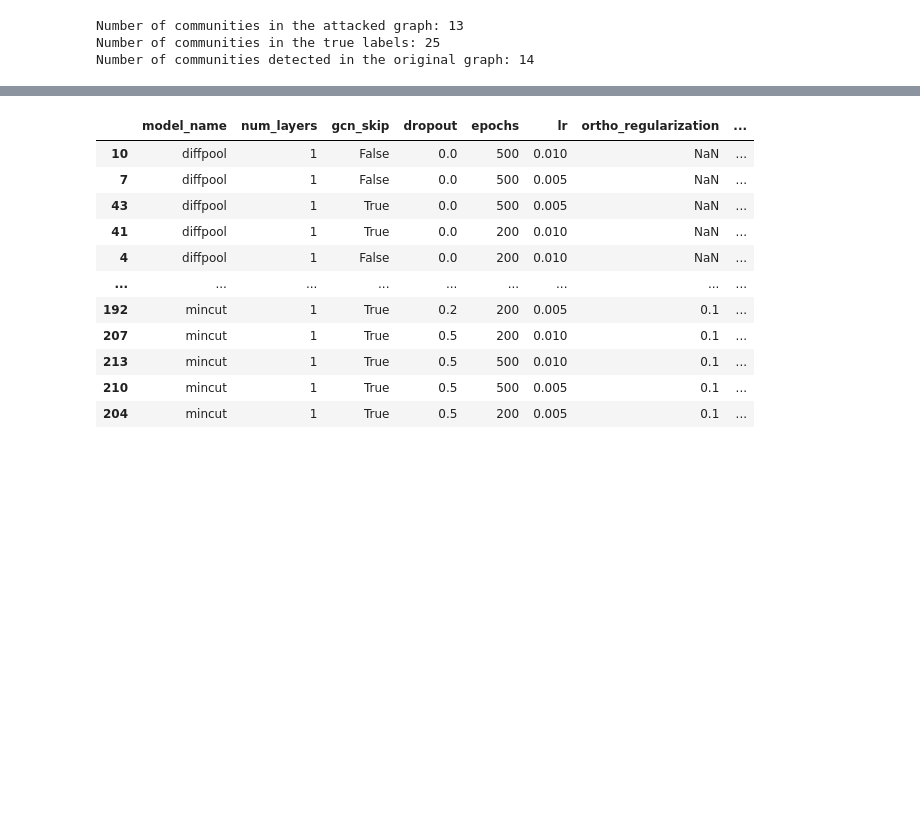
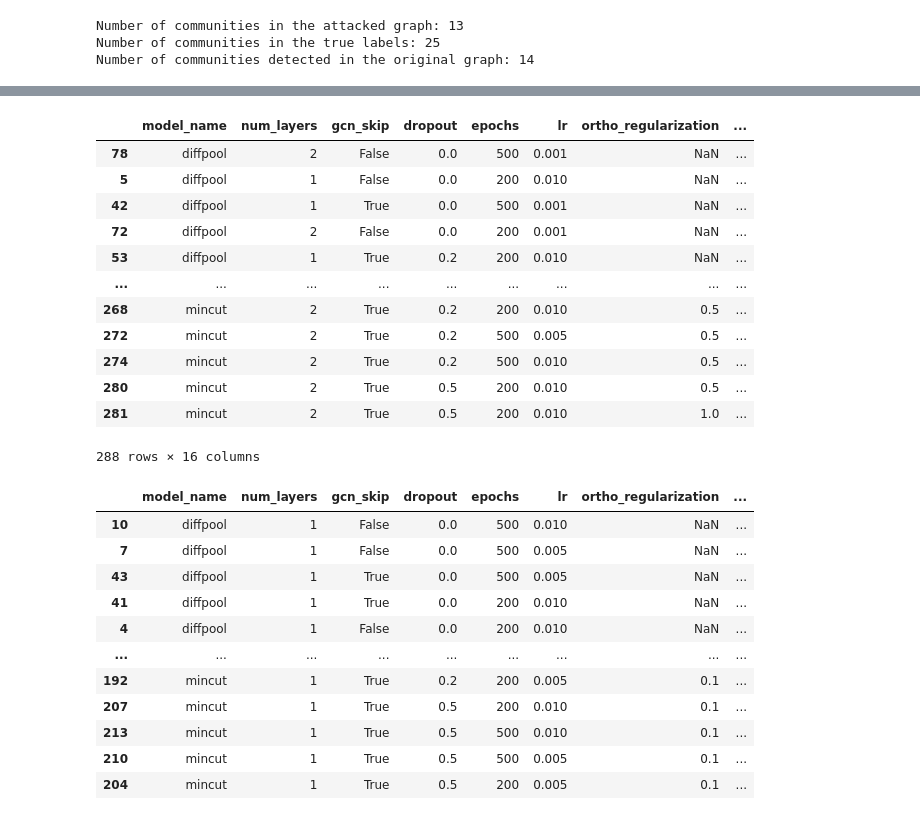
Before and after one commit to dalyapraz/gnn-community-concealment, a Jupyter notebook: lfr_dmon.ipynb, the cells around one changed output, grey strips where cells are left out. Cells and saved outputs as stored; diff of their text form; code cells hidden in the pictures; blank space fills up the shorter version.

Commit message:
parameters search for DiffPool and MinCut

```diff
--- a/lfr_dmon.ipynb
+++ b/lfr_dmon.ipynb
@@ -496,3 +315,60 @@ Saved raw tuning results to: local_mincut_diffpool_hparam_search_mu001_sigma5_mi
+# %%
+import pandas as pd
+df = pd.read_csv("local_mincut_diffpool_hparam_search_real_BitcoinTransactions_original_features.csv")
+
+group_cols = [
+    "model_name",
+    "num_layers",
+    "gcn_skip",
+    "dropout",
+    "epochs",
+    "lr",
+    "ortho_regularization",
+    "link_pred_regularization",
+    "entropy_regularization",
+]
+
+summary = (
+    df.groupby(group_cols, dropna=False)
+      .agg(
+          mean_ECS=("ECS", "mean"),
+          std_ECS=("ECS", "std"),
+          mean_NMI=("NMI", "mean"),
+          std_NMI=("NMI", "std"),
+          mean_cluster_ratio=("cluster_ratio", "mean"),
+          std_cluster_ratio=("cluster_ratio", "std"),
+          total_runs=("ECS", "count"),
+      )
+      .reset_index()
+)
+
+summary = summary.sort_values(
+    ["model_name", "mean_ECS"],
+    ascending=[True, False]
+)
+# delete rows where total_runs <= 3
+# summary = summary[summary["total_runs"] > 3]
+# summary.to_csv(
+#     "local_mincut_diffpool_hparam_summary_bitcoin_sigma5.csv",
+#     index=False
+# )
+
+# print(summary.head(20))
+summary
+# %% [output]
+|  | model_name | num_layers | gcn_skip | dropout | epochs | lr | ortho_regularization | ... |
+| 78 | diffpool | 2 | False | 0.0 | 500 | 0.001 | NaN | ... |
+| 5 | diffpool | 1 | False | 0.0 | 200 | 0.010 | NaN | ... |
+| 42 | diffpool | 1 | True | 0.0 | 500 | 0.001 | NaN | ... |
+| 72 | diffpool | 2 | False | 0.0 | 200 | 0.001 | NaN | ... |
+| 53 | diffpool | 1 | True | 0.2 | 200 | 0.010 | NaN | ... |
+| ... | ... | ... | ... | ... | ... | ... | ... | ... |
+| 268 | mincut | 2 | True | 0.2 | 200 | 0.010 | 0.5 | ... |
+| 272 | mincut | 2 | True | 0.2 | 500 | 0.005 | 0.5 | ... |
+| 274 | mincut | 2 | True | 0.2 | 500 | 0.010 | 0.5 | ... |
+| 280 | mincut | 2 | True | 0.5 | 200 | 0.010 | 0.5 | ... |
+| 281 | mincut | 2 | True | 0.5 | 200 | 0.010 | 1.0 | ... |
+288 rows × 16 columns
 # %%
 import pandas as pd
 
```
Also changed, not shown: parts of 6 cells of this notebook, 10 other files.
